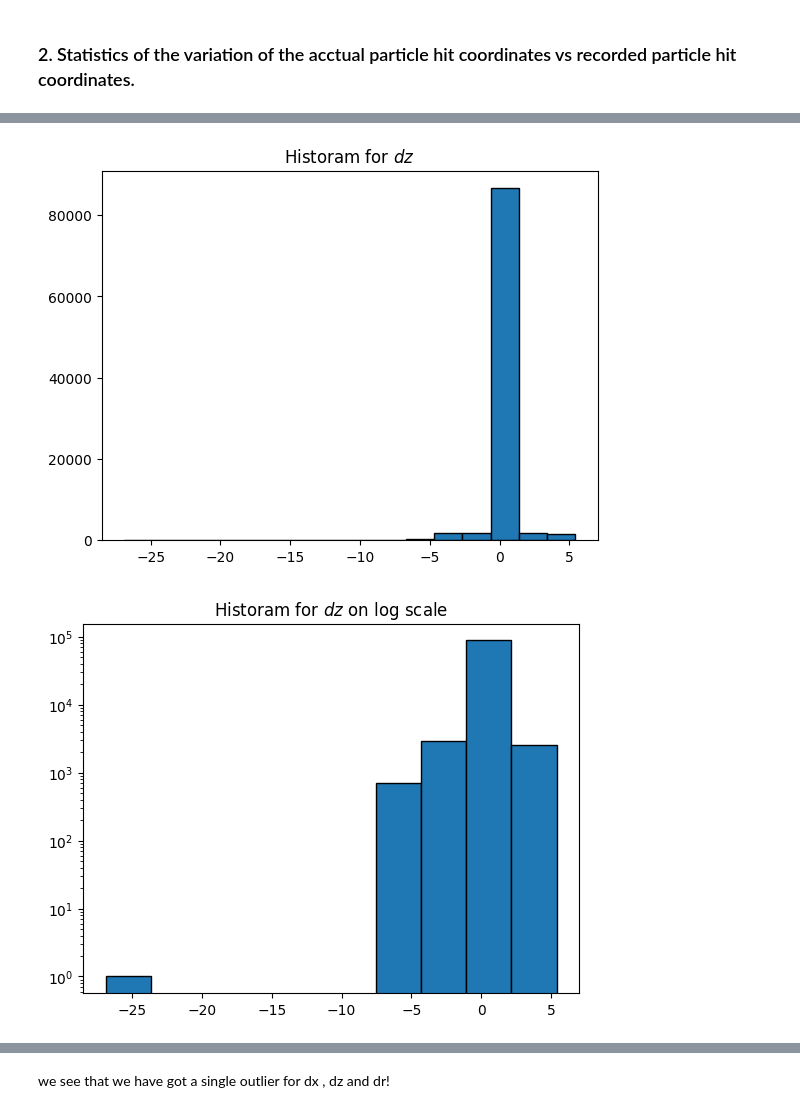
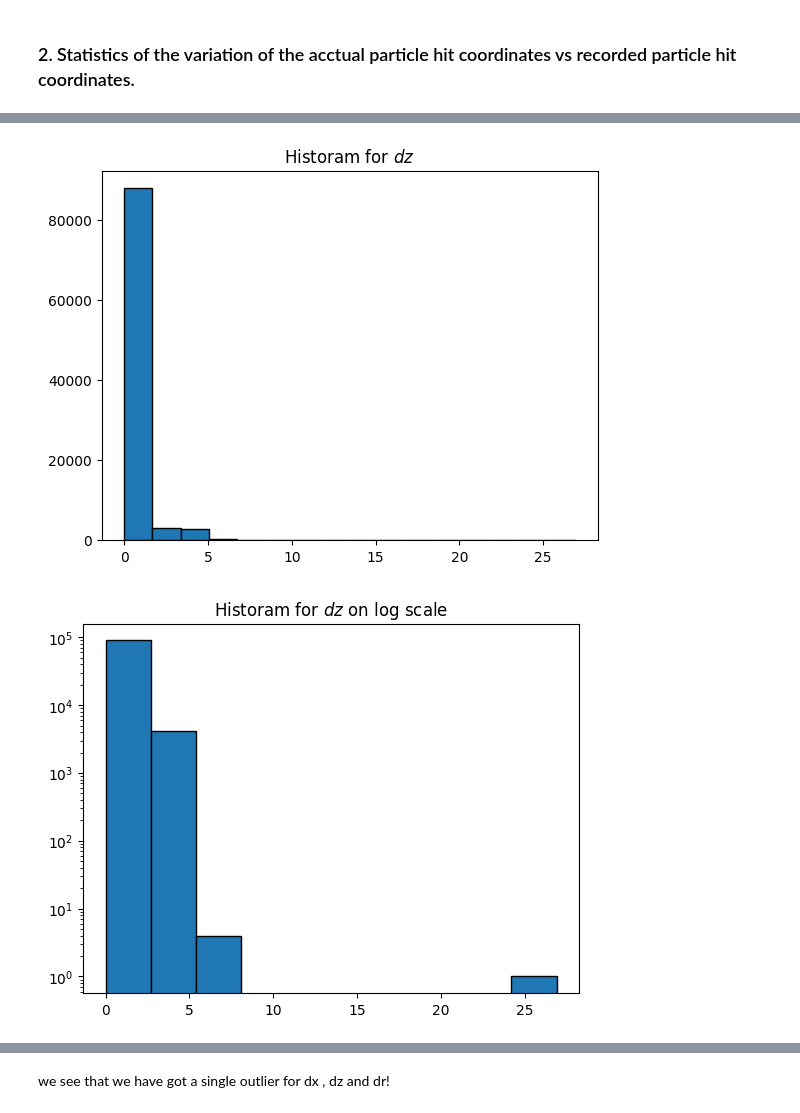
Before and after one commit to Ashmit0/TrackML-Particle-Tracking, a Jupyter notebook: Notebooks/EDA.ipynb, the cells around one changed output, grey strips where cells are left out. Cells and saved outputs as stored; diff of their text form; code cells hidden in the pictures.

```diff
--- a/Notebooks/EDA.ipynb
+++ b/Notebooks/EDA.ipynb
@@ -297,9 +297,9 @@ plt.show()
 # %% [markdown]
 ### 2. Statistics of the variation of the acctual particle hit coordinates vs recorded particle hit coordinates.
 # %%
-dx = truth.tx - hits.x
-dy = truth.ty - hits.y
-dz = truth.tz - hits.z
+dx = abs(truth.tx - hits.x )
+dy = abs(truth.ty - hits.y )
+dz = abs(truth.tz - hits.z )
 dr = np.sqrt( dx**2 + dy**2 + dz**2 )
 
 dr_dict = {'dx':dx , 'dy':dy , 'dz':dz , 'dr':dr}
@@ -319,5 +319,5 @@ for dl , values in dr_dict.items() :
-[figure, old version]
+[figure, new version]
-[figure, old version]
+[figure, new version]
 [figure]
 [figure]
 # %% [markdown]
```
Also changed, not shown: parts of 17 cells of this notebook, 1 other file.
